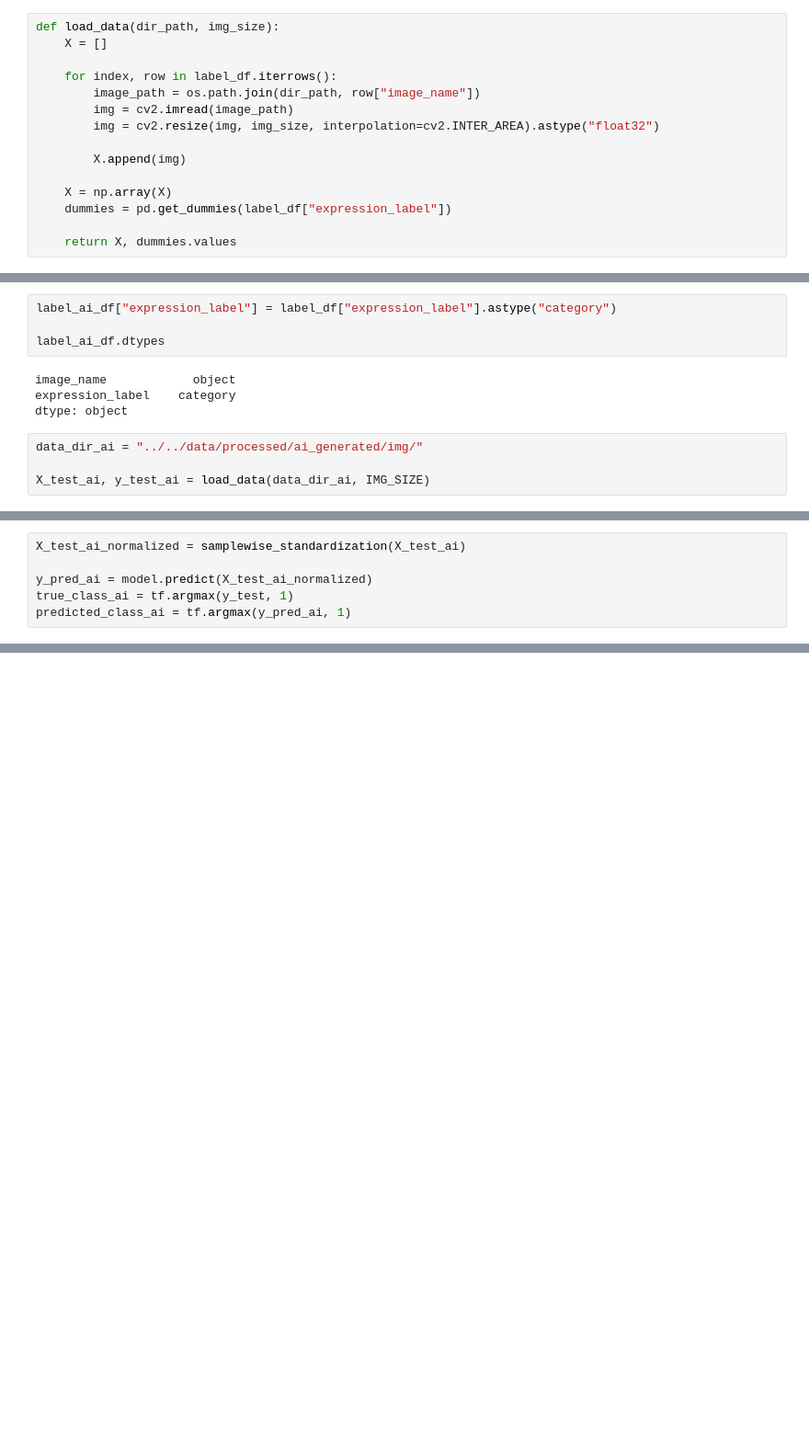
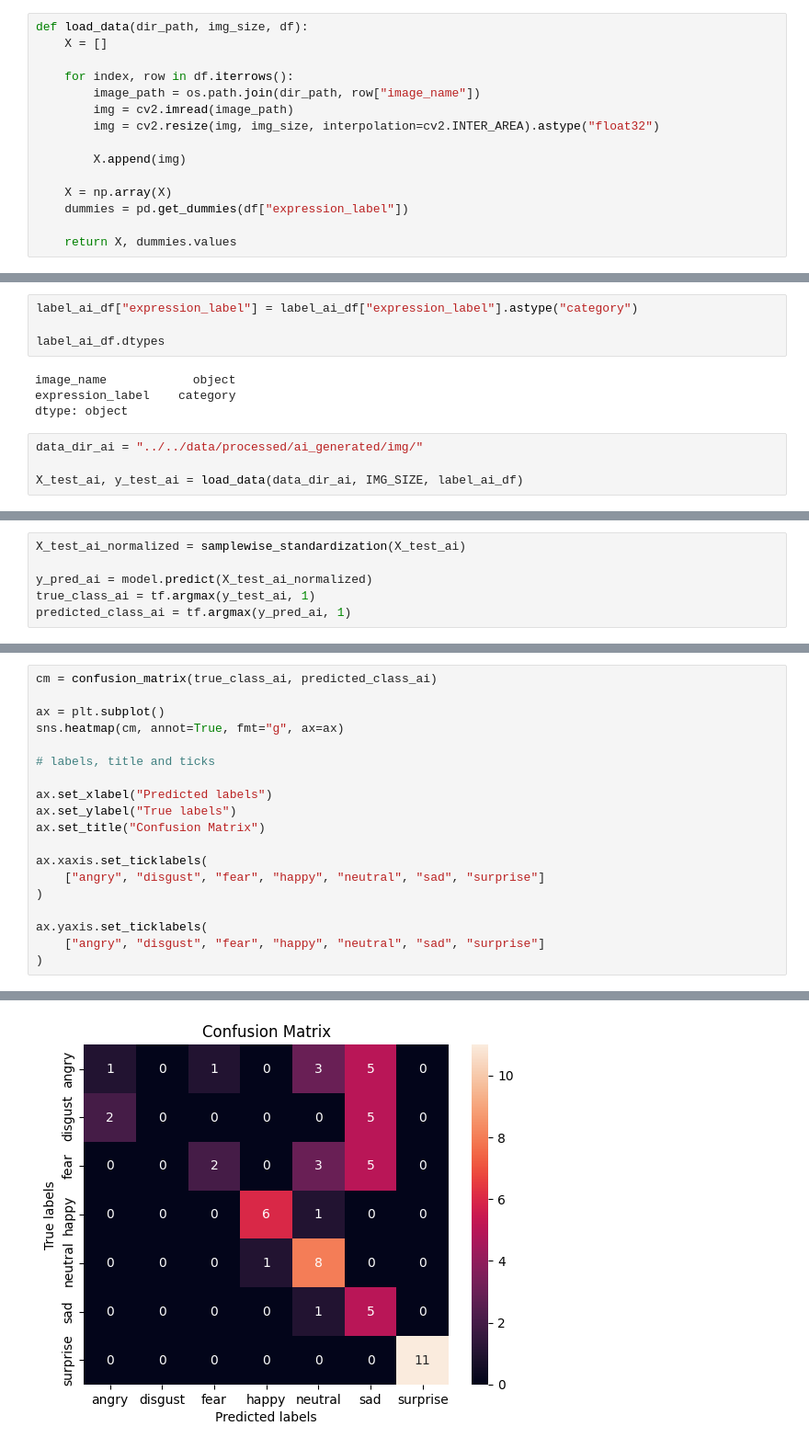
Before and after one commit to DSPRO2-Group-9/emotion_recognition, a Jupyter notebook: notebook/evaluation/eval.ipynb, the cells around one changed output, grey strips where cells are left out. Shown at 92% size. Cells and saved outputs as stored; diff of their text form; blank space fills up the shorter version.

```diff
--- a/notebook/evaluation/eval.ipynb
+++ b/notebook/evaluation/eval.ipynb
@@ -20,10 +20,10 @@ label_df = pd.read_csv(
 
 label_df["expression_label"] = label_df["expression_label"].astype("category")
 # %%
-def load_data(dir_path, img_size):
+def load_data(dir_path, img_size, df):
     X = []
 
-    for index, row in label_df.iterrows():
+    for index, row in df.iterrows():
         image_path = os.path.join(dir_path, row["image_name"])
         img = cv2.imread(image_path)
         img = cv2.resize(img, img_size, interpolation=cv2.INTER_AREA).astype("float32")
@@ -31,6 +31,6 @@ def load_data(dir_path, img_size):
         X.append(img)
 
     X = np.array(X)
-    dummies = pd.get_dummies(label_df["expression_label"])
+    dummies = pd.get_dummies(df["expression_label"])
 
     return X, dummies.values
@@ -133,5 +140,5 @@ label_ai_df
 # %%
-label_ai_df["expression_label"] = label_df["expression_label"].astype("category")
+label_ai_df["expression_label"] = label_ai_df["expression_label"].astype("category")
 
 label_ai_df.dtypes
 # %% [output]
@@ -141,4 +148,4 @@ dtype: object
 # %%
 data_dir_ai = "../../data/processed/ai_generated/img/"
 
-X_test_ai, y_test_ai = load_data(data_dir_ai, IMG_SIZE)
+X_test_ai, y_test_ai = load_data(data_dir_ai, IMG_SIZE, label_ai_df)
@@ -170,5 +160,5 @@ array([[[ 3,  3,  3],
 X_test_ai_normalized = samplewise_standardization(X_test_ai)
 
 y_pred_ai = model.predict(X_test_ai_normalized)
-true_class_ai = tf.argmax(y_test, 1)
+true_class_ai = tf.argmax(y_test_ai, 1)
 predicted_class_ai = tf.argmax(y_pred_ai, 1)
@@ -174,0 +167,20 @@ predicted_class_ai = tf.argmax(y_pred_ai, 1)
+# %%
+cm = confusion_matrix(true_class_ai, predicted_class_ai)
+
+ax = plt.subplot()
+sns.heatmap(cm, annot=True, fmt="g", ax=ax)
+
+# labels, title and ticks
+
+ax.set_xlabel("Predicted labels")
+ax.set_ylabel("True labels")
+ax.set_title("Confusion Matrix")
+
+ax.xaxis.set_ticklabels(
+    ["angry", "disgust", "fear", "happy", "neutral", "sad", "surprise"]
+)
+
+ax.yaxis.set_ticklabels(
+    ["angry", "disgust", "fear", "happy", "neutral", "sad", "surprise"]
+)
+# %% [output]
@@ -174,0 +194 @@ predicted_class_ai = tf.argmax(y_pred_ai, 1)
+[figure, added]
```
Also changed, not shown: parts of 10 cells of this notebook, 9 other files.
